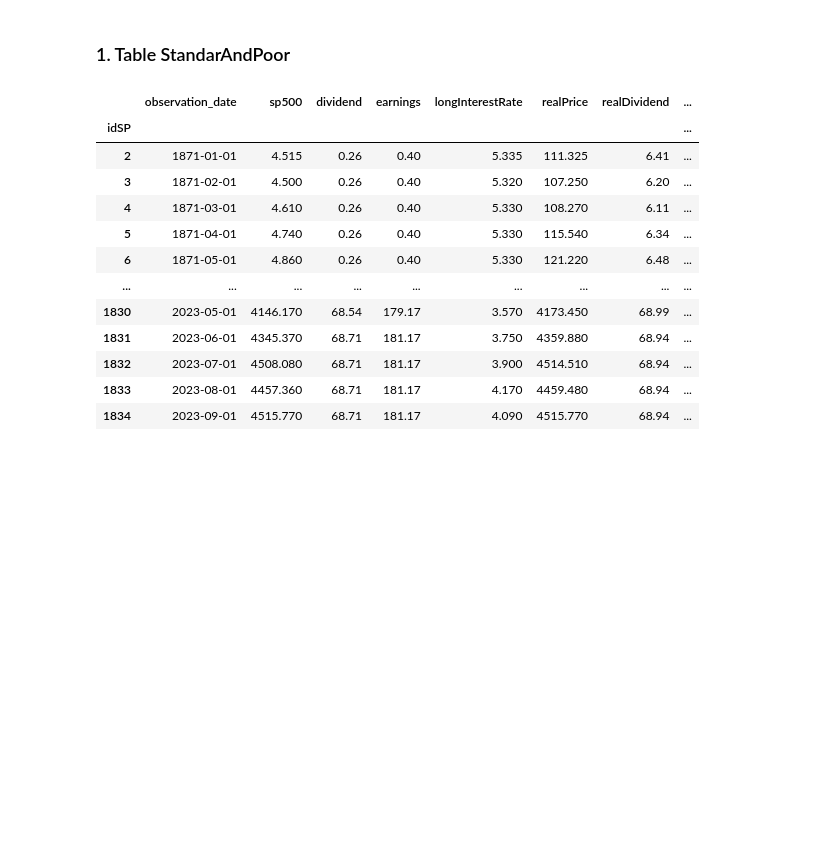
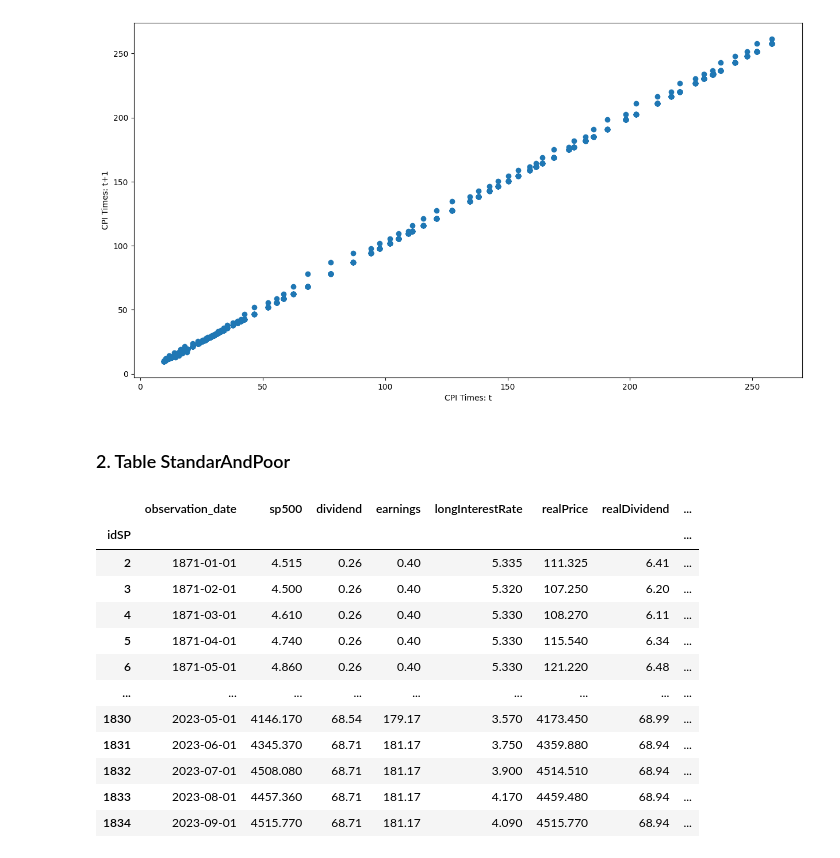
Before and after one commit to gcolpari/STOCKMARKET_PREDICTION-, a Jupyter notebook: AED.ipynb, the cells around one changed output. Saved outputs shown, nothing was run; the diff lists cells and outputs as text; code cells hidden in the pictures; blank space fills up the shorter version.

```diff
--- a/AED.ipynb
+++ b/AED.ipynb
@@ -86,0 +48,9 @@ def plot_linear(df):
+# %%
+cursor = bdd.cursor()
+cursor.execute("SELECT * FROM inflation")
+columns = [col[0] for col in cursor.description]
+inflation = pd.DataFrame(cursor.fetchall(),columns=columns)
+inflation["observation_date"] = pd.to_datetime(inflation["observation_date"])
+inflation["CPI"] = inflation["CPI"].map(lambda x: float(x))
+inflation = inflation.set_index("idI")
+inflation
@@ -87,5 +109,9 @@ def plot_linear(df):
+# %%
+plot_linear(inflation["CPI"])
+# %% [output]
+[figure, added]
 # %% [markdown]
-### 1. Table StandarAndPoor
+### 2. Table StandarAndPoor
 # %%
 cursor = bdd.cursor()
 cursor.execute("SELECT * FROM standardandpoor")
```
Also changed, not shown: parts of 11 cells of this notebook.
